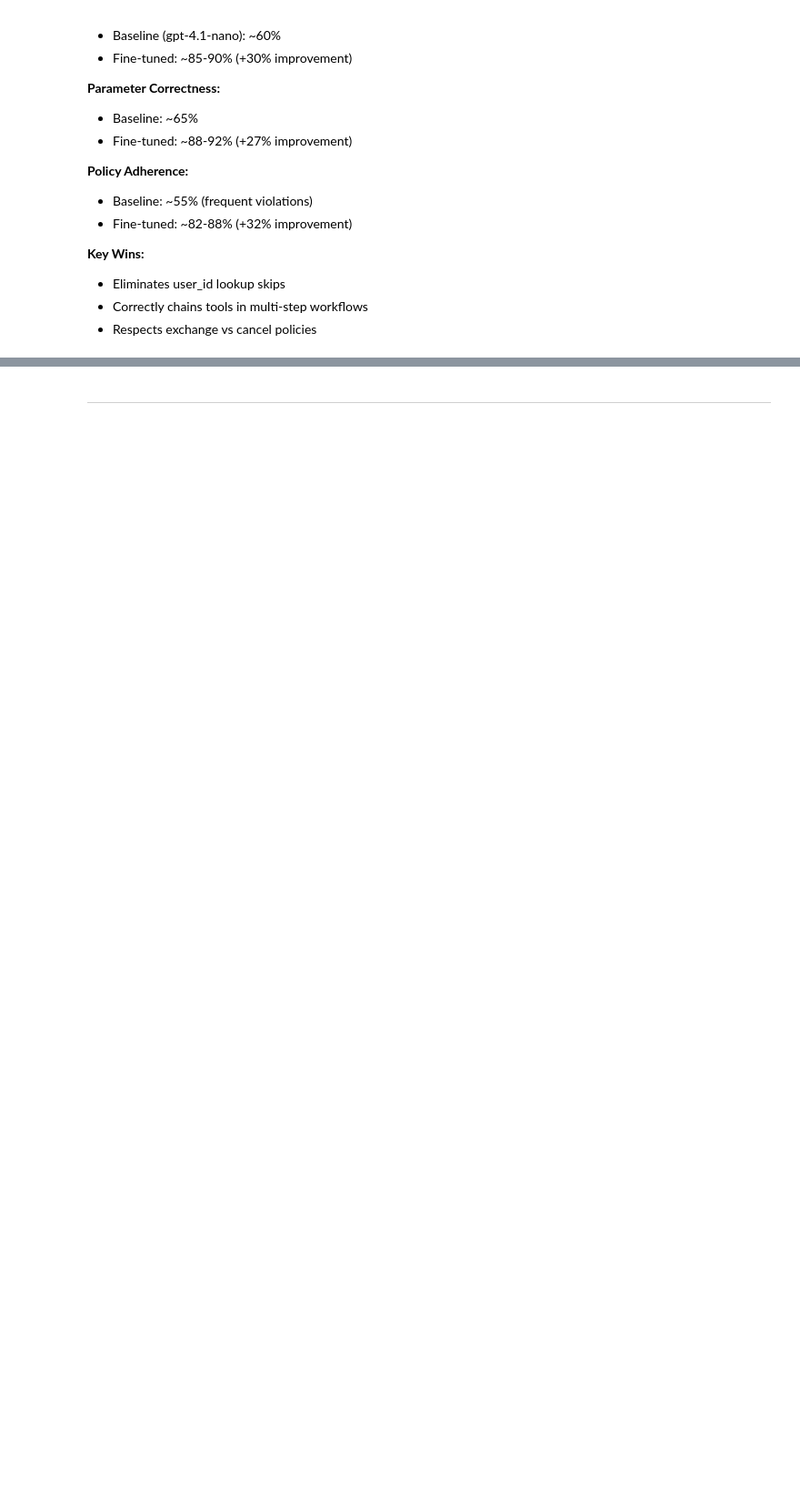
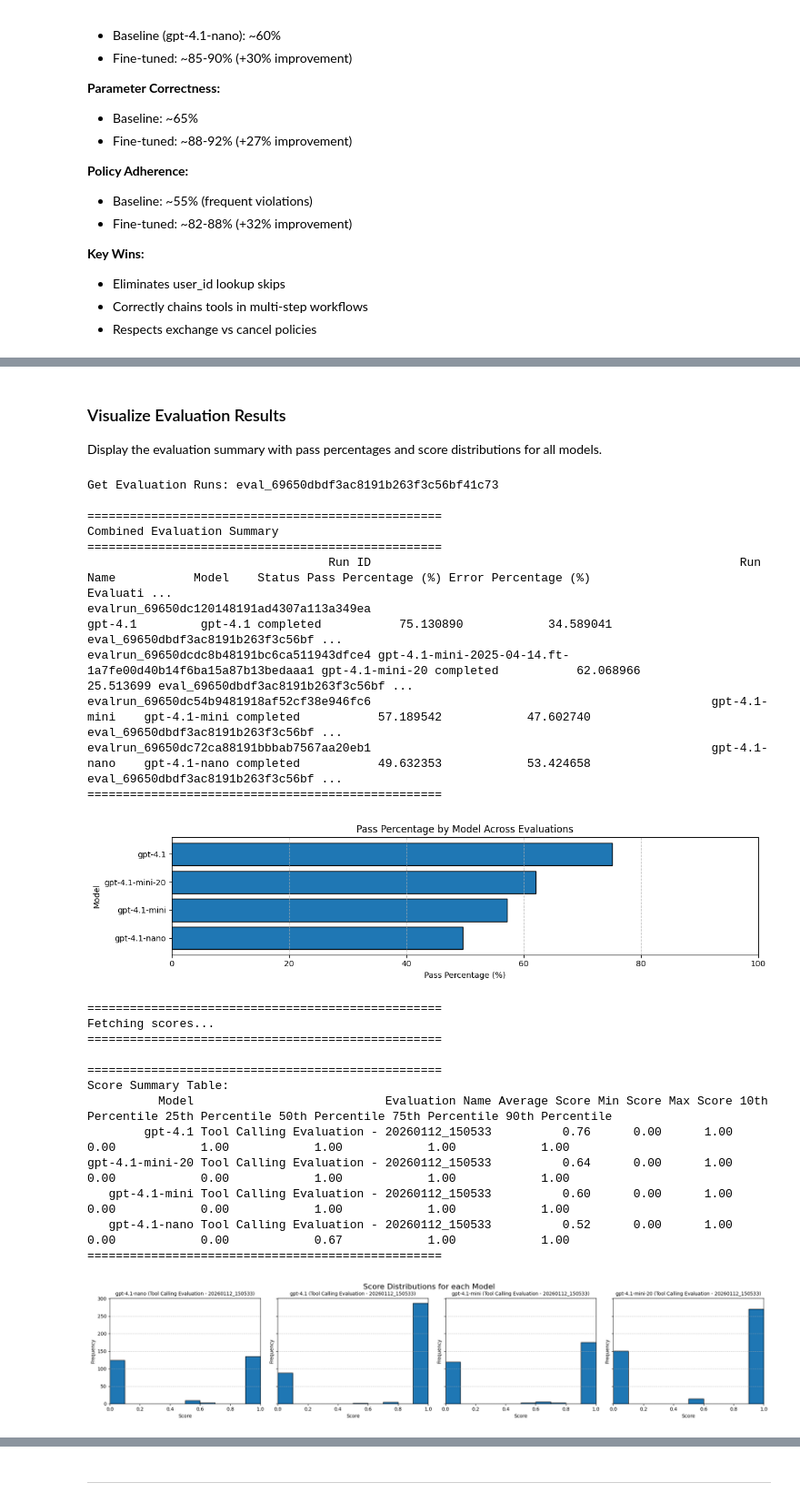
Before and after one commit to SiunKimm/aitour26-BRK443-efficient-model-customization-with-microsoft-foundry, a Jupyter notebook: src/03-tool-calling-fine-tuning.ipynb, the cells around one changed output, grey strips where cells are left out. Shown at 91% size. Cells and saved outputs as stored; diff of their text form; code cells hidden in the pictures; blank space fills up the shorter version.

```diff
--- a/src/03-tool-calling-fine-tuning.ipynb
+++ b/src/03-tool-calling-fine-tuning.ipynb
@@ -411,3 +450,40 @@ for run in eval_runs:
+# %% [markdown]
+### Visualize Evaluation Results
+
+Display the evaluation summary with pass percentages and score distributions for all models.
+# %%
+# Visualize the evaluation results using the eval_utils helper
+from eval_utils import display_evaluation_summary
+
+# Display evaluation summary with bar chart and score distributions
+# The x_range is set to (0, 1) since the tool call grader scores are 0 or 1
+display_evaluation_summary(client, [evaluation_id], x_range=(0, 1))
+# %% [output]
+Get Evaluation Runs: eval_69650dbdf3ac8191b263f3c56bf41c73
+
+==================================================
+Combined Evaluation Summary
+==================================================
+                                  Run ID                                                    Run Name           Model    Status Pass Percentage (%) Error Percentage (%)                         Evaluati ...
+evalrun_69650dc120148191ad4307a113a349ea                                                     gpt-4.1         gpt-4.1 completed           75.130890            34.589041 eval_69650dbdf3ac8191b263f3c56bf ...
+evalrun_69650dcdc8b48191bc6ca511943dfce4 gpt-4.1-mini-2025-04-14.ft-1a7fe00d40b14f6ba15a87b13bedaaa1 gpt-4.1-mini-20 completed           62.068966            25.513699 eval_69650dbdf3ac8191b263f3c56bf ...
+evalrun_69650dc54b9481918af52cf38e946fc6                                                gpt-4.1-mini    gpt-4.1-mini completed           57.189542            47.602740 eval_69650dbdf3ac8191b263f3c56bf ...
+evalrun_69650dc72ca88191bbbab7567aa20eb1                                                gpt-4.1-nano    gpt-4.1-nano completed           49.632353            53.424658 eval_69650dbdf3ac8191b263f3c56bf ...
+==================================================
+[figure, added]
+==================================================
+Fetching scores...
+==================================================
+
+==================================================
+Score Summary Table:
+          Model                           Evaluation Name Average Score Min Score Max Score 10th Percentile 25th Percentile 50th Percentile 75th Percentile 90th Percentile
+        gpt-4.1 Tool Calling Evaluation - 20260112_150533          0.76      0.00      1.00            0.00            1.00            1.00            1.00            1.00
+gpt-4.1-mini-20 Tool Calling Evaluation - 20260112_150533          0.64      0.00      1.00            0.00            0.00            1.00            1.00            1.00
+   gpt-4.1-mini Tool Calling Evaluation - 20260112_150533          0.60      0.00      1.00            0.00            0.00            1.00            1.00            1.00
+   gpt-4.1-nano Tool Calling Evaluation - 20260112_150533          0.52      0.00      1.00            0.00            0.00            0.67            1.00            1.00
+==================================================
+[figure, added]
 # %% [markdown]
 ## 10. Key Takeaways & Next Steps
 
```
Also changed, not shown: parts of 6 cells of this notebook, 9 other files.
